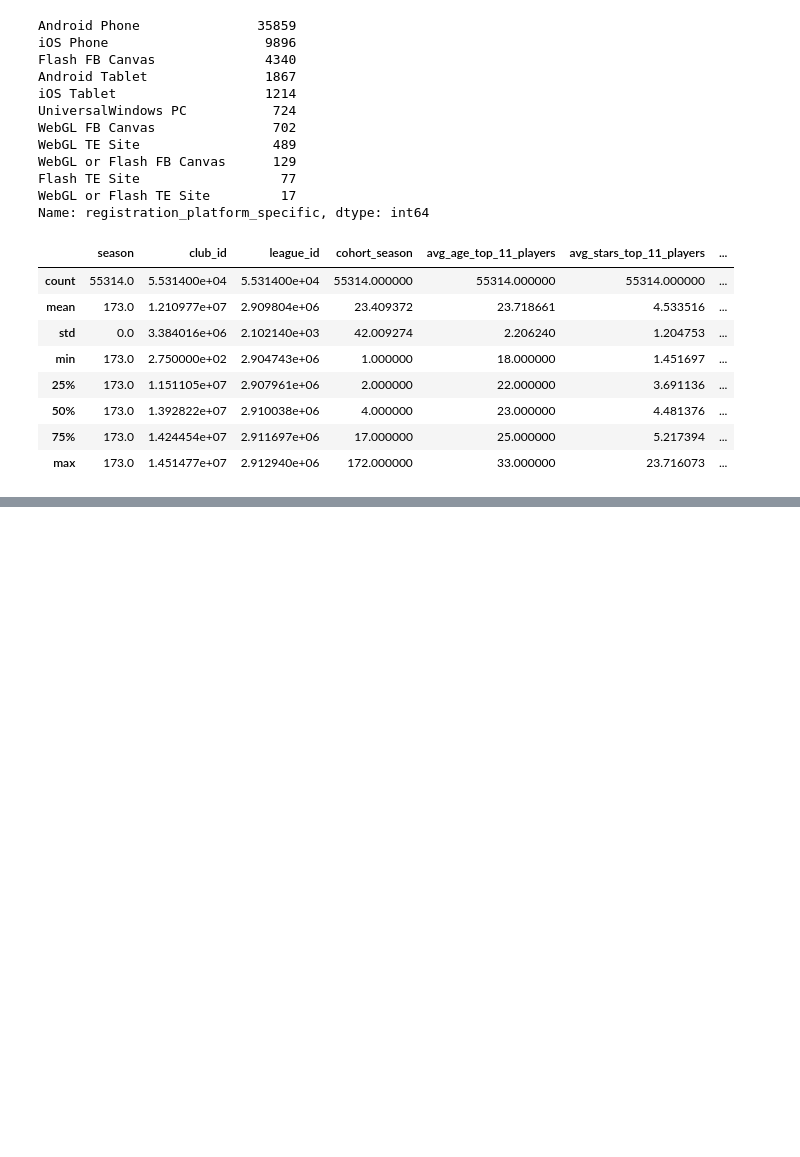
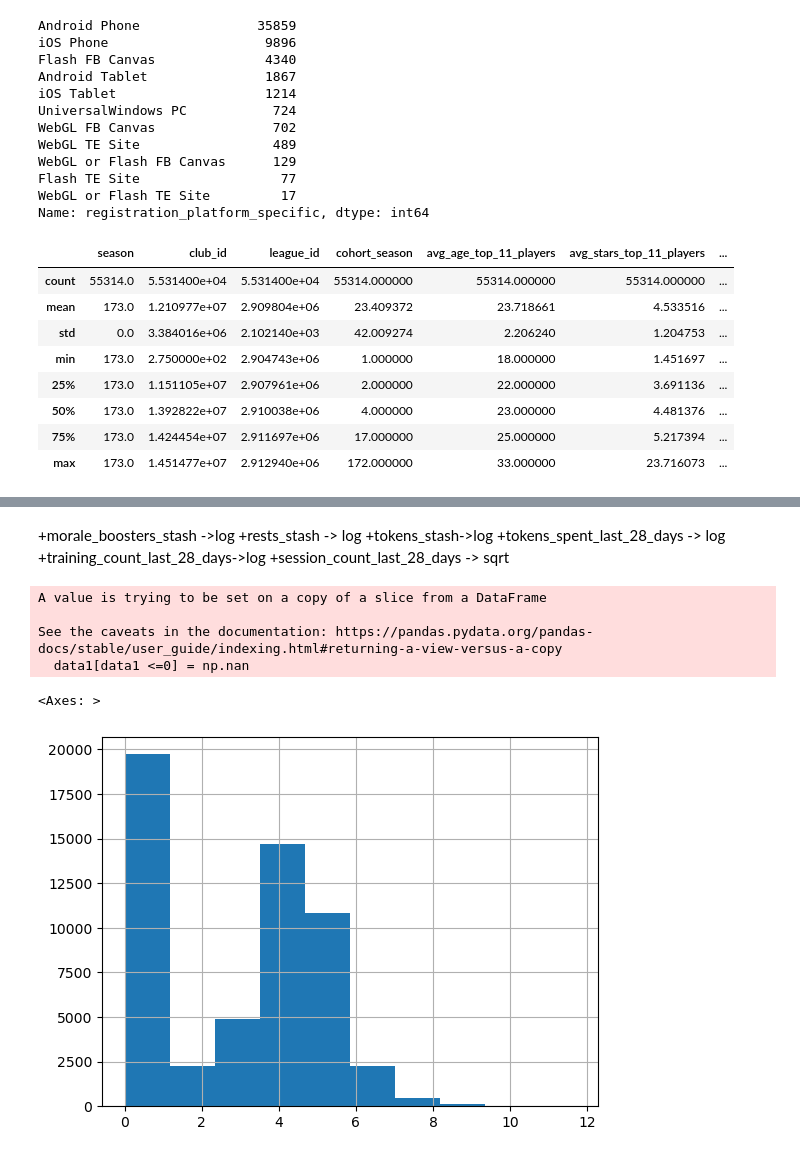
Before and after one commit to nullptr0194/NordeusDataScienceChallenge2023, a Jupyter notebook: ds_coding_challenge.ipynb, the cells around one changed output, grey strips where cells are left out. Saved outputs shown, nothing was run; the diff lists cells and outputs as text; code cells hidden in the pictures; blank space fills up the shorter version.

```diff
--- a/ds_coding_challenge.ipynb
+++ b/ds_coding_challenge.ipynb
@@ -114,3 +136,10 @@ for idx, column in enumerate(selected_attibutes3.columns):
+# %% [markdown]
++morale_boosters_stash ->log
++rests_stash -> log
++tokens_stash->log
++tokens_spent_last_28_days -> log
++training_count_last_28_days->log
++session_count_last_28_days	-> sqrt
 # %%
 #I will be using cross-validation, so there is no need to split the data before eda
 #quick note: hocu da koristim npr k folds cross-validaciju, tako da podelim dodatke na k grupa liga
@@ -120 +156,17 @@ for idx, column in enumerate(selected_attibutes3.columns):
 train_data_copy = train_data.copy()
+# %%
+data1 = train_data_copy["tokens_spent_last_28_days"]
+zero_or_less_values = data1[data1<=0]
+if len(zero_or_less_values) > 0:
+    data1[data1 <=0] = np.nan
+
+log_token_spent1 = np.log(data1.replace(np.nan, 1))
+train_data_copy["tokens_spent_last_28_days"] = log_token_spent1
+log_token_spent1.hist()
+# %% [output]
+A value is trying to be set on a copy of a slice from a DataFrame
+
+See the caveats in the documentation: https://pandas.pydata.org/pandas-docs/stable/user_guide/indexing.html#returning-a-view-versus-a-copy
+  data1[data1 <=0] = np.nan
+<Axes: >
+[figure, added]
```
Also changed, not shown: parts of 26 cells of this notebook.
